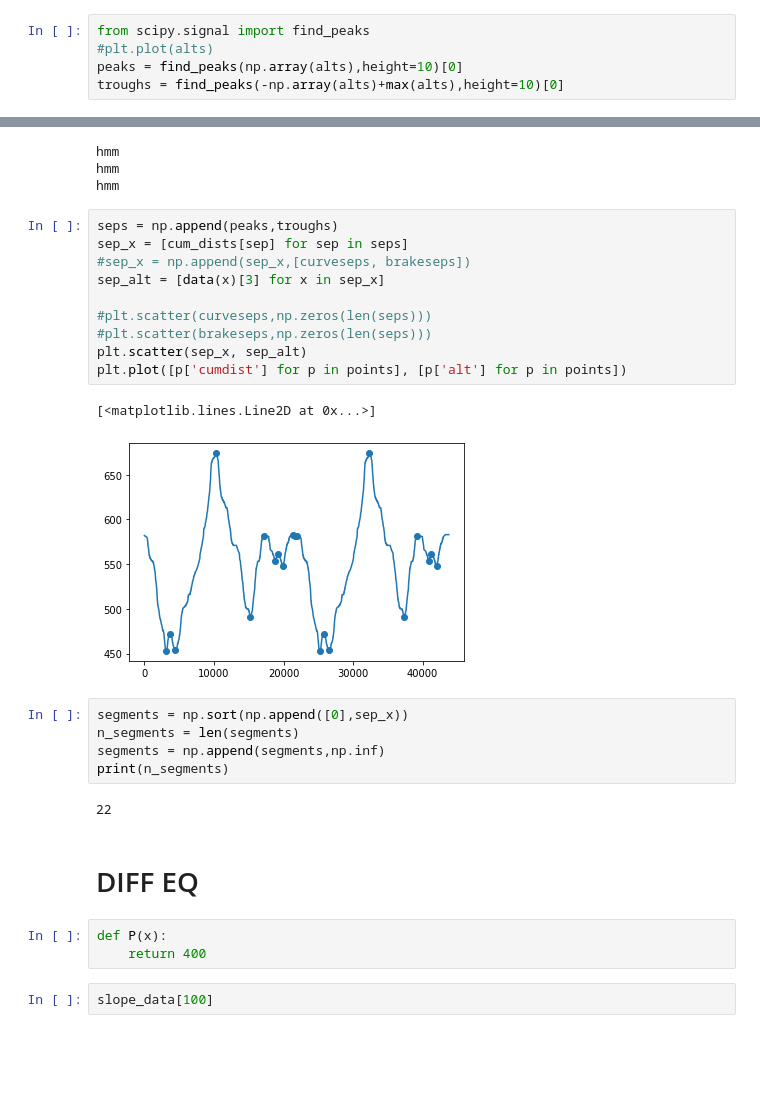
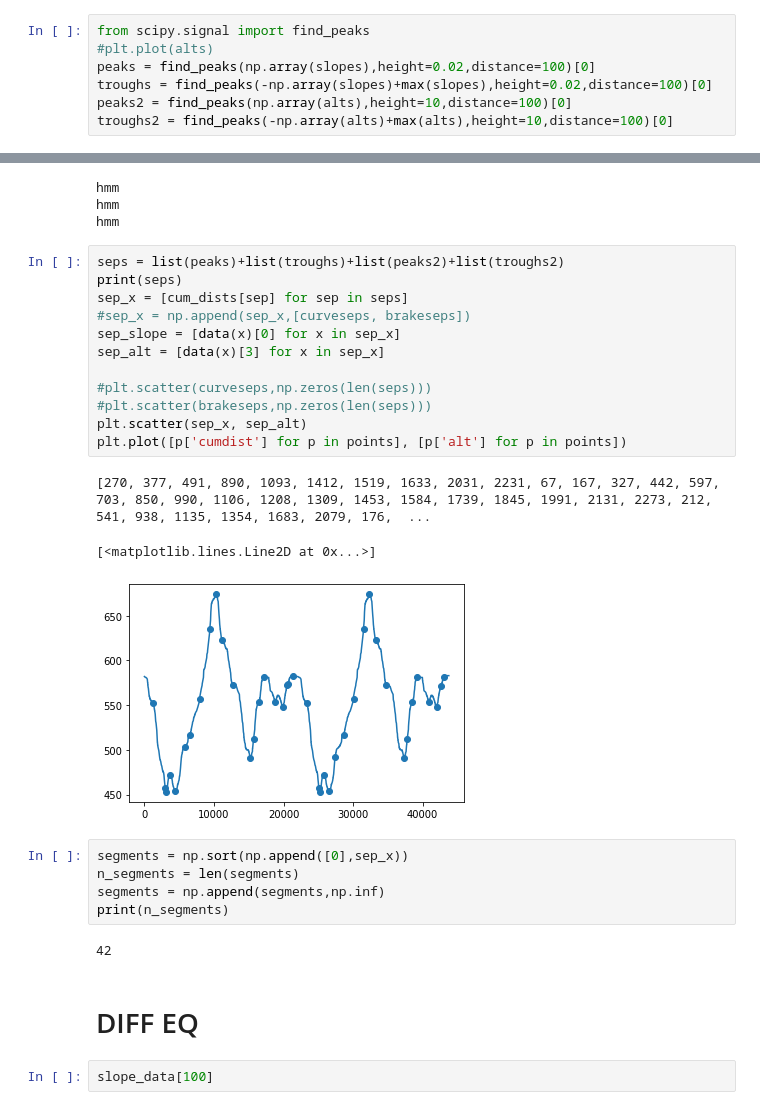
Before and after one commit to anthonyozerov/optimal-cycling, a Jupyter notebook: anthony.ipynb, the cells around one changed output, grey strips where cells are left out. Saved outputs shown, nothing was run; the diff lists cells and outputs as text; blank space fills up the shorter version.

```diff
--- a/anthony.ipynb
+++ b/anthony.ipynb
@@ -252,8 +252,10 @@ data(10000)[0]
 # %%
 from scipy.signal import find_peaks
 #plt.plot(alts)
-peaks = find_peaks(np.array(alts),height=10)[0]
-troughs = find_peaks(-np.array(alts)+max(alts),height=10)[0]
+peaks = find_peaks(np.array(slopes),height=0.02,distance=100)[0]
+troughs = find_peaks(-np.array(slopes)+max(slopes),height=0.02,distance=100)[0]
+peaks2 = find_peaks(np.array(alts),height=10,distance=100)[0]
+troughs2 = find_peaks(-np.array(alts)+max(alts),height=10,distance=100)[0]
 # %%
 vmax = [p['vmax'] for p in points]
 # convert vmax values to be based on x
@@ -279,31 +281,31 @@ hmm
 hmm
 hmm
 # %%
-seps = np.append(peaks,troughs)
+seps = list(peaks)+list(troughs)+list(peaks2)+list(troughs2)
+print(seps)
 sep_x = [cum_dists[sep] for sep in seps]
 #sep_x = np.append(sep_x,[curveseps, brakeseps])
+sep_slope = [data(x)[0] for x in sep_x]
 sep_alt = [data(x)[3] for x in sep_x]
 
 #plt.scatter(curveseps,np.zeros(len(seps)))
 #plt.scatter(brakeseps,np.zeros(len(seps)))
 plt.scatter(sep_x, sep_alt)
 plt.plot([p['cumdist'] for p in points], [p['alt'] for p in points])
 # %% [output]
-[<matplotlib.lines.Line2D at 0x...>]
+[270, 377, 491, 890, 1093, 1412, 1519, 1633, 2031, 2231, 67, 167, 327, 442, 597, 703, 850, 990, 1106, 1208, 1309, 1453, 1584, 1739, 1845, 1991, 2131, 2273, 212, 541, 938, 1135, 1354, 1683, 2079, 176,  ...
+[<matplotlib.lines.Line2D at 0x...>]
-[figure, old version]
+[figure, new version]
 # %%
 segments = np.sort(np.append([0],sep_x))
 n_segments = len(segments)
 segments = np.append(segments,np.inf)
 print(n_segments)
 # %% [output]
-22
+42
 # %% [markdown]
 
 # DIFF EQ
-# %%
-def P(x):
-    return 400
 # %%
 slope_data[100]
 # %% [output]
```
Also changed, not shown: parts of 20 cells of this notebook.
